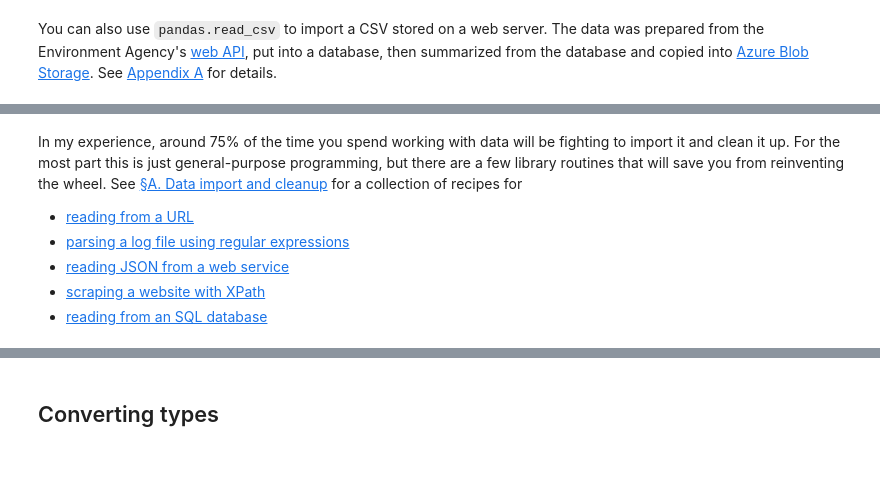
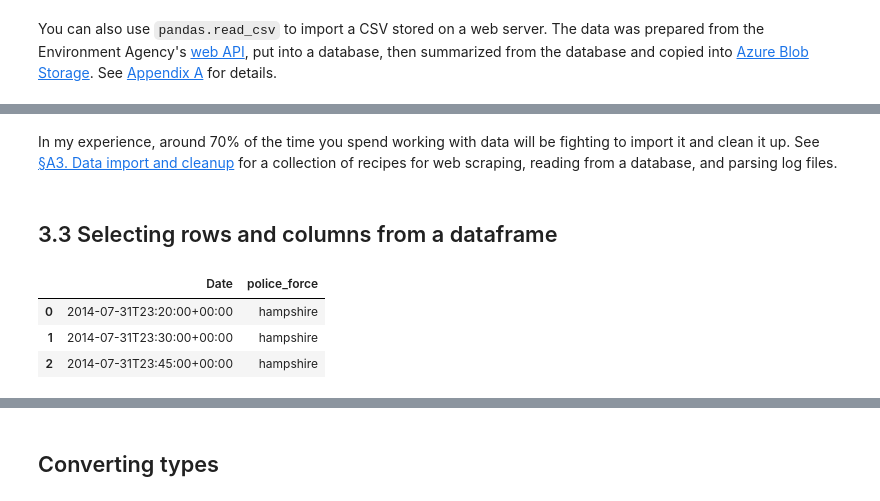
Before and after one commit to damonjw/scicomp, a Jupyter notebook: 3. Working with data.ipynb, the cells around one changed output, grey strips where cells are left out. Saved outputs shown, nothing was run; the diff lists cells and outputs as text; code cells hidden in the pictures; blank space fills up the shorter version.

```diff
--- a/3. Working with data.ipynb
+++ b/3. Working with data.ipynb
@@ -171,9 +111,12 @@ x.to_csv('temp.csv', index=False)
 # %% [markdown]
-In my experience, around 75% of the time you spend working with data will be fighting to import it and clean it up. For the most part this is just general-purpose programming, but there are a few library routines that will save you from reinventing the wheel. See
-[&sect;A. Data import and cleanup](A.%20Data%20import%20and%20cleanup.ipynb) for a collection of recipes for
-
-* [reading from a URL](A.%20Data%20import%20and%20cleanup.ipynb#readurl)
-* [parsing a log file using regular expressions](A.%20Data%20import%20and%20cleanup.ipynb#regexp)
-* [reading JSON from a web service](A.%20Data%20import%20and%20cleanup.ipynb#json)
-* [scraping a website with XPath](A.%20Data%20import%20and%20cleanup.ipynb#xpath)
-* [reading from an SQL database](A.%20Data%20import%20and%20cleanup.ipynb#sql)
+In my experience, around 70% of the time you spend working with data will be fighting to import it and clean it up. See
+[&sect;A3. Data import and cleanup](A.%20Data%20import%20and%20cleanup.ipynb) for a collection of recipes for web scraping, reading from a database, and parsing log files.
+# %% [markdown]
+## 3.3 Selecting rows and columns from a dataframe
+# %%
+stopsearch[:3][['Date', 'police_force']]
+# %% [output]
+|  | Date | police_force |
+| 0 | 2014-07-31T23:20:00+00:00 | hampshire |
+| 1 | 2014-07-31T23:30:00+00:00 | hampshire |
+| 2 | 2014-07-31T23:45:00+00:00 | hampshire |
```
Also changed, not shown: parts of 43 cells of this notebook, 8 other files.
